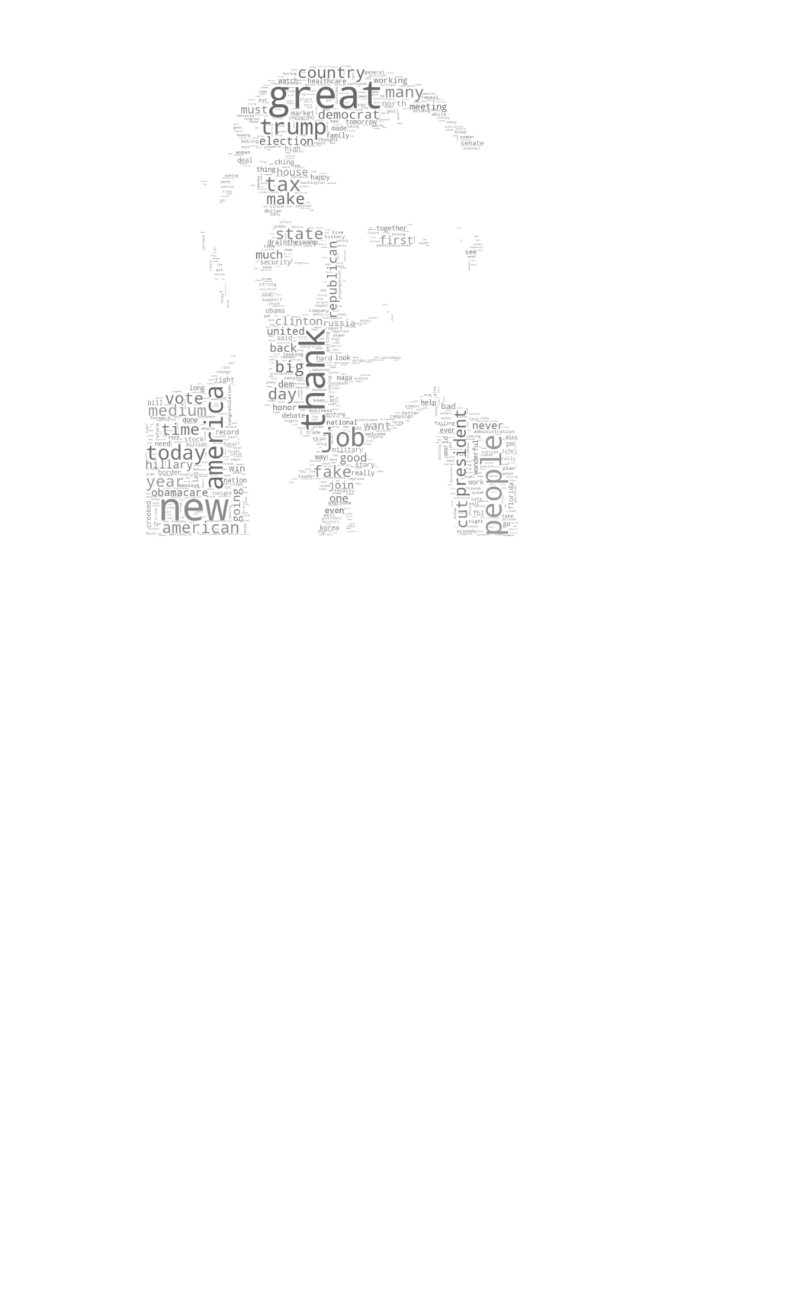
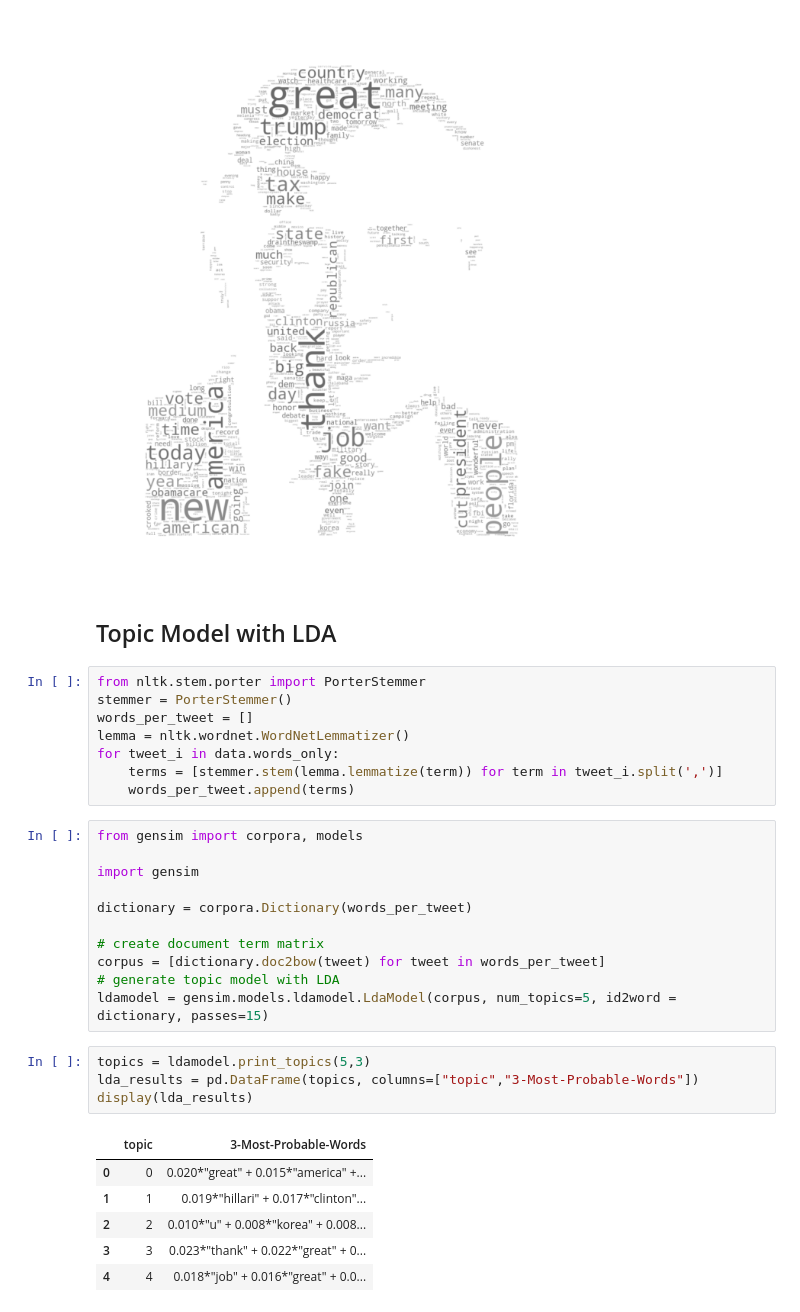
Before and after one commit to Lumik7/bi2_project2, a Jupyter notebook: notebooks/3.0-lm-twitter-analysis.ipynb, the cells around one changed output. Cells and saved outputs as stored; diff of their text form; blank space fills up the shorter version.

Commit message:
Added Topic Model
Added topic model with LDA to notebook. Updated requirements to include gensim package, which is necessary for the topic model.

```diff
--- a/notebooks/3.0-lm-twitter-analysis.ipynb
+++ b/notebooks/3.0-lm-twitter-analysis.ipynb
@@ -312,3 +312,35 @@ plt.tight_layout(pad=0)
 plt.show();
 # %% [output]
 [figure]
+# %% [markdown]
+## Topic Model with LDA
+# %%
+from nltk.stem.porter import PorterStemmer
+stemmer = PorterStemmer()
+words_per_tweet = []
+lemma = nltk.wordnet.WordNetLemmatizer()
+for tweet_i in data.words_only:
+    terms = [stemmer.stem(lemma.lemmatize(term)) for term in tweet_i.split(',')]
+    words_per_tweet.append(terms)
+# %%
+from gensim import corpora, models
+
+import gensim
+
+dictionary = corpora.Dictionary(words_per_tweet)
+
+# create document term matrix
+corpus = [dictionary.doc2bow(tweet) for tweet in words_per_tweet]
+# generate topic model with LDA
+ldamodel = gensim.models.ldamodel.LdaModel(corpus, num_topics=5, id2word = dictionary, passes=15)
+# %%
+topics = ldamodel.print_topics(5,3)
+lda_results = pd.DataFrame(topics, columns=["topic","3-Most-Probable-Words"])
+display(lda_results)
+# %% [output]
+|  | topic | 3-Most-Probable-Words |
+| 0 | 0 | 0.020*"great" + 0.015*"america" +... |
+| 1 | 1 | 0.019*"hillari" + 0.017*"clinton"... |
+| 2 | 2 | 0.010*"u" + 0.008*"korea" + 0.008... |
+| 3 | 3 | 0.023*"thank" + 0.022*"great" + 0... |
+| 4 | 4 | 0.018*"job" + 0.016*"great" + 0.0... |
```
Also changed, not shown: 1 other file.
